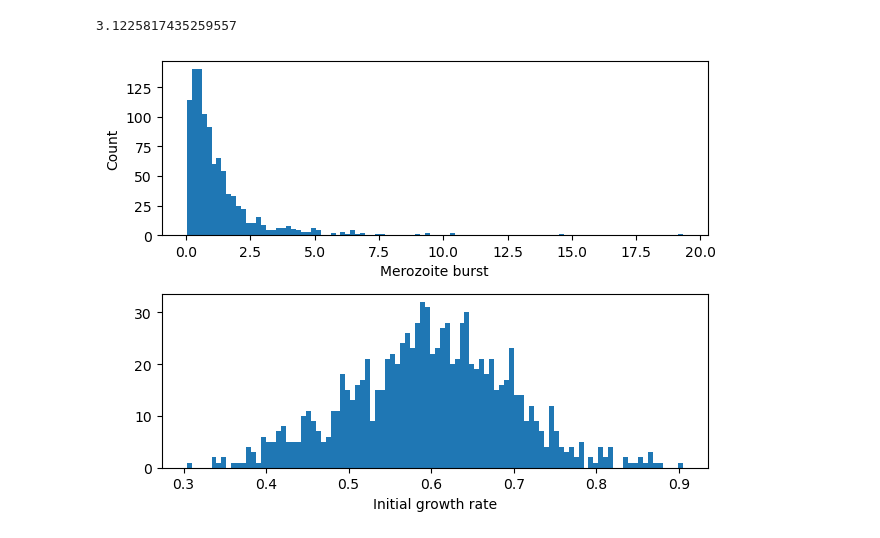
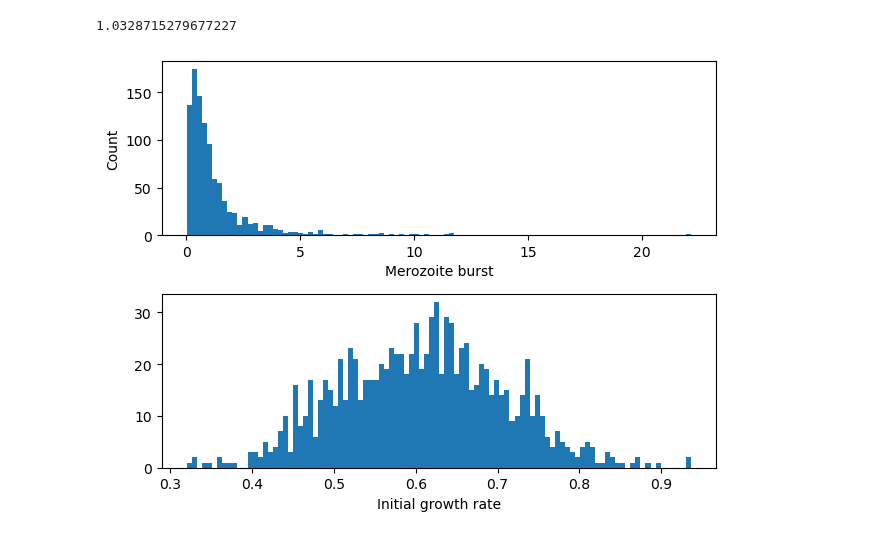
Before and after one commit to blab/pf-longitudinal, a Jupyter notebook: pf-tent/code/mechanistic.ipynb, the cells around one changed output. Drawn from its saved outputs; the diff is of its cells as text; code cells hidden in the pictures.

```diff
--- a/pf-tent/code/mechanistic.ipynb
+++ b/pf-tent/code/mechanistic.ipynb
@@ -429,23 +443,23 @@ array([  17,   18,   19, ..., 2917, 2918, 2919])
 # %%
-# params = np.zeros((2,1000))
+params = np.zeros((2,1000))
 
-for i in np.arange(1000):
-    params[0,i] = get_mz(0.8,shape=1,loc=0)
-    params[1,i] = get_r(0.6,scale=0.1)
+size=1000
+params[0,:] = get_mz(size,0.8,1)
+params[1,:] = get_r(size,0.6,0.1)
 
 fig,ax = plt.subplots(nrows=2, tight_layout = True)
 ax[0].hist(params[0,:],bins=100)
 #ax[1].hist(np.exp(params[1,:]*2),bins=100)
 ax[1].hist(params[1,:],bins=100)
 ax[0].set_ylabel("Count")
 ax[0].set_xlabel("Count")
 ax[0].set_xlabel("Merozoite burst")
 ax[1].set_xlabel("Initial growth rate")
 #fig.savefig("../figs/starting_params.pdf")
 print(np.median(params[0,i]))
 # %% [output]
-3.1225817435259557
+1.0328715279677227
-[figure, old version]
+[figure, new version]
 # %%
 params[0,:].min()
 # %% [output]
```
Also changed, not shown: parts of 17 cells of this notebook, 6 other files.
